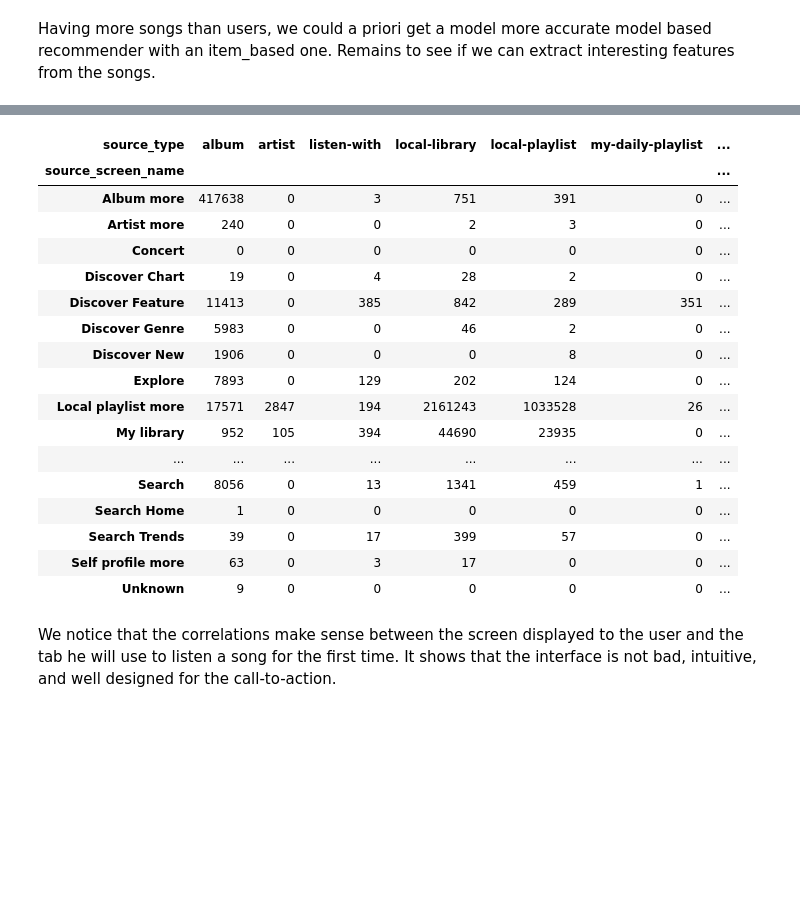
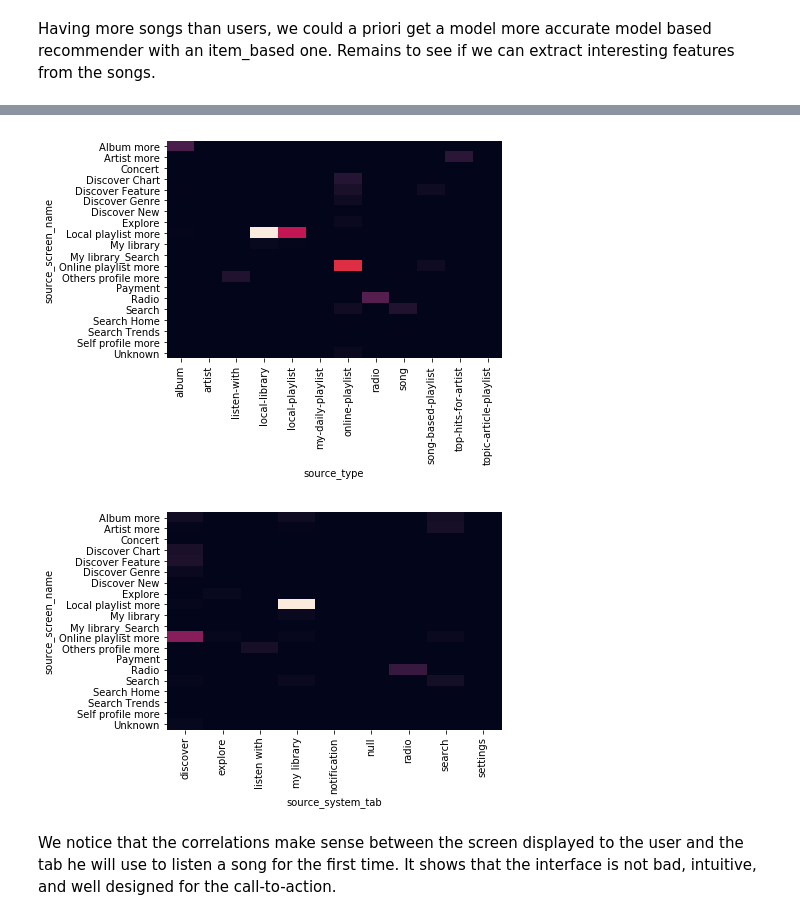
Before and after one commit to PaulPruliere/wsdm, a Jupyter notebook: wsdm.ipynb, the cells around one changed output, grey strips where cells are left out. Drawn from its saved outputs; the diff is of its cells as text; code cells hidden in the pictures; blank space fills up the shorter version.

Commit message:
train crosstab and heatmap

```diff
--- a/wsdm.ipynb
+++ b/wsdm.ipynb
@@ -220,21 +200,0 @@ pd.crosstab(train.source_screen_name, train.source_system_tab)
-# %%
-pd.crosstab(train.source_screen_name, train.source_type)
-# %% [output]
-| source_type | album | artist | listen-with | local-library | local-playlist | my-daily-playlist | ... |
-| source_screen_name |  |  |  |  |  |  | ... |
-| Album more | 417638 | 0 | 3 | 751 | 391 | 0 | ... |
-| Artist more | 240 | 0 | 0 | 2 | 3 | 0 | ... |
-| Concert | 0 | 0 | 0 | 0 | 0 | 0 | ... |
-| Discover Chart | 19 | 0 | 4 | 28 | 2 | 0 | ... |
-| Discover Feature | 11413 | 0 | 385 | 842 | 289 | 351 | ... |
-| Discover Genre | 5983 | 0 | 0 | 46 | 2 | 0 | ... |
-| Discover New | 1906 | 0 | 0 | 0 | 8 | 0 | ... |
-| Explore | 7893 | 0 | 129 | 202 | 124 | 0 | ... |
-| Local playlist more | 17571 | 2847 | 194 | 2161243 | 1033528 | 26 | ... |
-| My library | 952 | 105 | 394 | 44690 | 23935 | 0 | ... |
-| ... | ... | ... | ... | ... | ... | ... | ... |
-| Search | 8056 | 0 | 13 | 1341 | 459 | 1 | ... |
-| Search Home | 1 | 0 | 0 | 0 | 0 | 0 | ... |
-| Search Trends | 39 | 0 | 17 | 399 | 57 | 0 | ... |
-| Self profile more | 63 | 0 | 3 | 17 | 0 | 0 | ... |
-| Unknown | 9 | 0 | 0 | 0 | 0 | 0 | ... |
@@ -241,3 +205,13 @@ pd.crosstab(train.source_screen_name, train.source_type)
+# %%
+heatmap(screen_source, cbar=False)
+plt.show()
+# %% [output]
+[figure, added]
+# %%
+heatmap(screen_tab, cbar=False)
+plt.show()
+# %% [output]
+[figure, added]
 # %% [markdown]
 We notice that the correlations make sense between the screen displayed to the user and the tab he will use to listen a song for the first time.
 It shows that the interface is not bad, intuitive, and well designed for the call-to-action.
```
Also changed, not shown: parts of 6 cells of this notebook.
